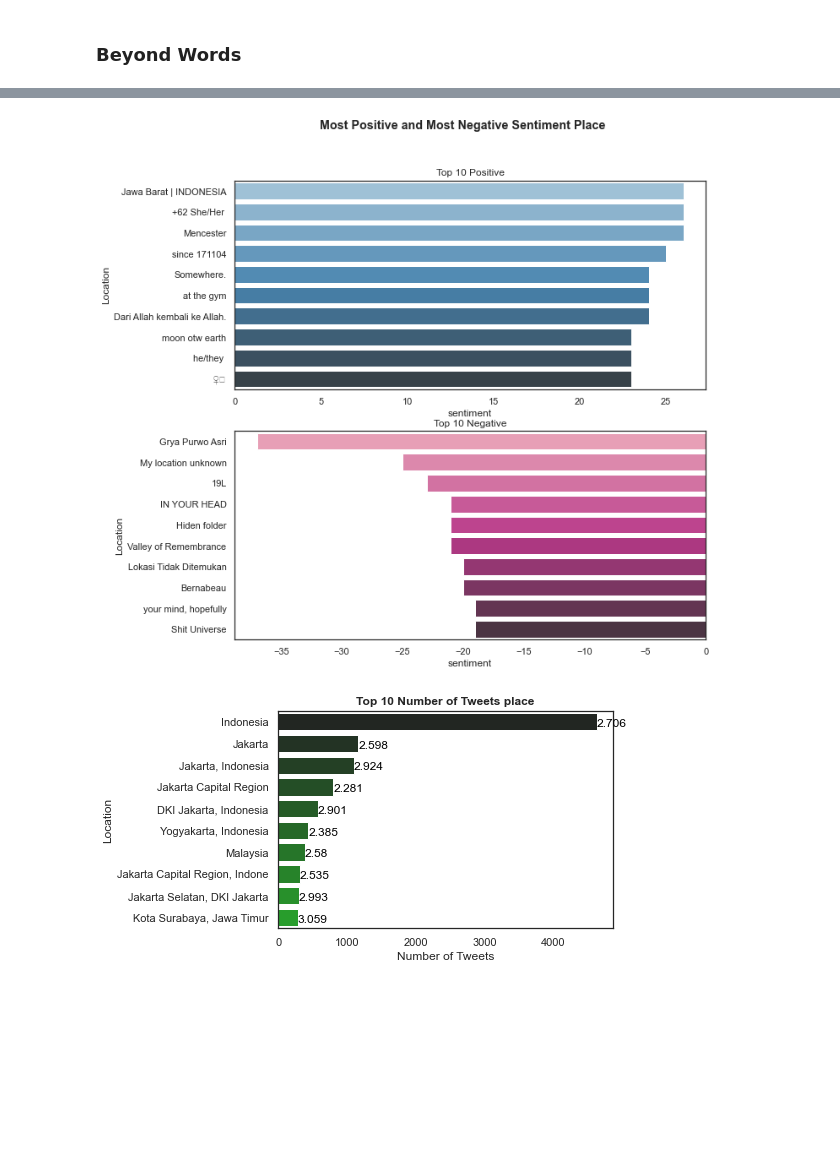
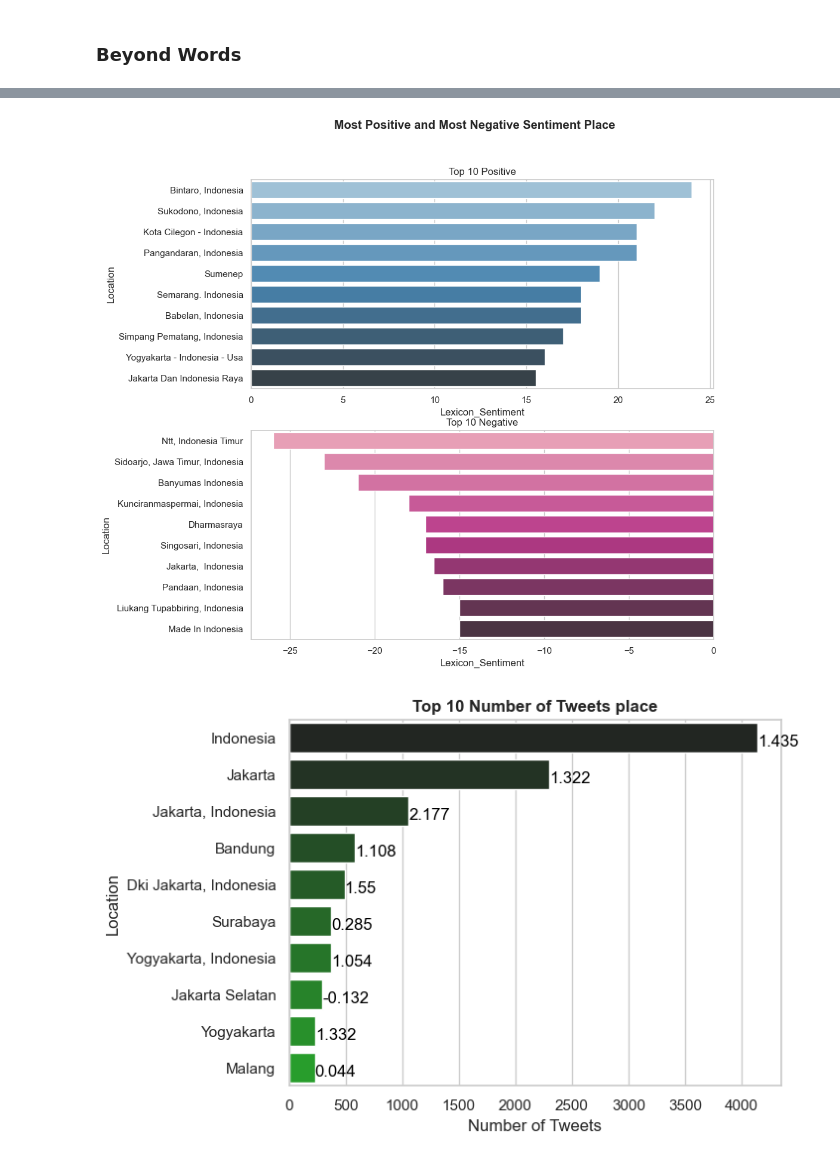
Before and after one commit to juniarta-rendy/Metaverse-Twitter-Sentiment-Analysis, a Jupyter notebook: Lexicon/Lexicon-Analysis_test.ipynb, the cells around one changed output, grey strips where cells are left out. Drawn from its saved outputs; the diff is of its cells as text; code cells hidden in the pictures; blank space fills up the shorter version.

```diff
--- a/Lexicon/Lexicon-Analysis_test.ipynb
+++ b/Lexicon/Lexicon-Analysis_test.ipynb
@@ -571,7 +692,7 @@ plt.show()
 ### Beyond Words
 # %%
 #pass the sentiment into the original dataset and explore some data
-df['sentiment'] = df_sen['sentiment']
+df['Lexicon_Score'] = df_sen['lexicon_sentiment']
 # %%
 df.sample(15)
 # %% [output]
@@ -621,5 +746,0 @@ plt.show()
-# %%
-sns.set(style='white', color_codes=True)
-plt.figure(figsize=(10,8))
-plt.title('Sentiment in every language used', fontweight='bold')
-l = sns.boxplot(x='language', y='sentiment', data=df,palette=sns.color_palette('RdPu'))
@@ -628,8 +747,8 @@ l = sns.boxplot(x='language', y='sentiment', data=df,palette=sns.color_palette('
 # %%
-df_location = df.groupby(['Location']).mean().sort_values(by='sentiment',ascending=False)
+df_location = df.groupby(['Location']).mean().sort_values(by='Lexicon_Sentiment',ascending=False)
 df_location = df_location.reset_index()
 # %%
 df_location_dict = df.groupby(['Location']).count().sort_values(by='Tweet Id',ascending=False)['Tweet Id'].to_dict()
 # %%
-df_location['number_of_tweets'] =  df_location.apply(lambda x:df_place_dict[x['Location']],axis=1)
+df_location['number_of_tweets'] =  df_location.apply(lambda x:df_location_dict[x['Location']],axis=1)
 # %%
@@ -639,25 +758,25 @@ top10_location = df_location.sort_values(by='number_of_tweets', ascending=False)
 # %%
 fig, (ax1, ax2) = plt.subplots(2, 1,figsize=(10,10))
 fig.suptitle('Most Positive and Most Negative Sentiment Place', fontweight='bold')
-h = sns.barplot(y='Location', x='sentiment', data=top10_location_positive, ax=ax1, palette=sns.color_palette('Blues_d', n_colors=10))
-n = sns.barplot(y='Location', x='sentiment', data=top10_location_negative, ax=ax2, palette=sns.color_palette('RdPu_d', n_colors=10))
+h = sns.barplot(y='Location', x='Lexicon_Sentiment', data=top10_location_positive, ax=ax1, palette=sns.color_palette('Blues_d', n_colors=10))
+n = sns.barplot(y='Location', x='Lexicon_Sentiment', data=top10_location_negative, ax=ax2, palette=sns.color_palette('RdPu_d', n_colors=10))
 ax1.set_title('Top 10 Positive')
 ax2.set_title('Top 10 Negative')
 plt.show()
 # %% [output]
-[figure, old version]
+[figure, new version]
 # %%
 #place where tweets is most often come from
 pal =sns.dark_palette("green", input="xkcd",n_colors=10)
 g = sns.barplot(y = top10_location['Location'] , x = top10_location['number_of_tweets'],palette=pal)
 g.grid=False
 plt.xlabel('Number of Tweets')
 plt.ylabel('Location')
 plt.title("Top 10 Number of Tweets place",fontweight='bold')
 
 for i in range(10):
-    g.text(top10_location['number_of_tweets'][i], i+0.22 ,round(top10_location['sentiment'][i],3),color='black')
+    g.text(top10_location['number_of_tweets'][i], i+0.22 ,round(top10_location['Lexicon_Sentiment'][i],3),color='black')
 
 plt.show()
 # %% [output]
-[figure, old version]
+[figure, new version]
```
Also changed, not shown: parts of 60 cells of this notebook, 56 other files.
